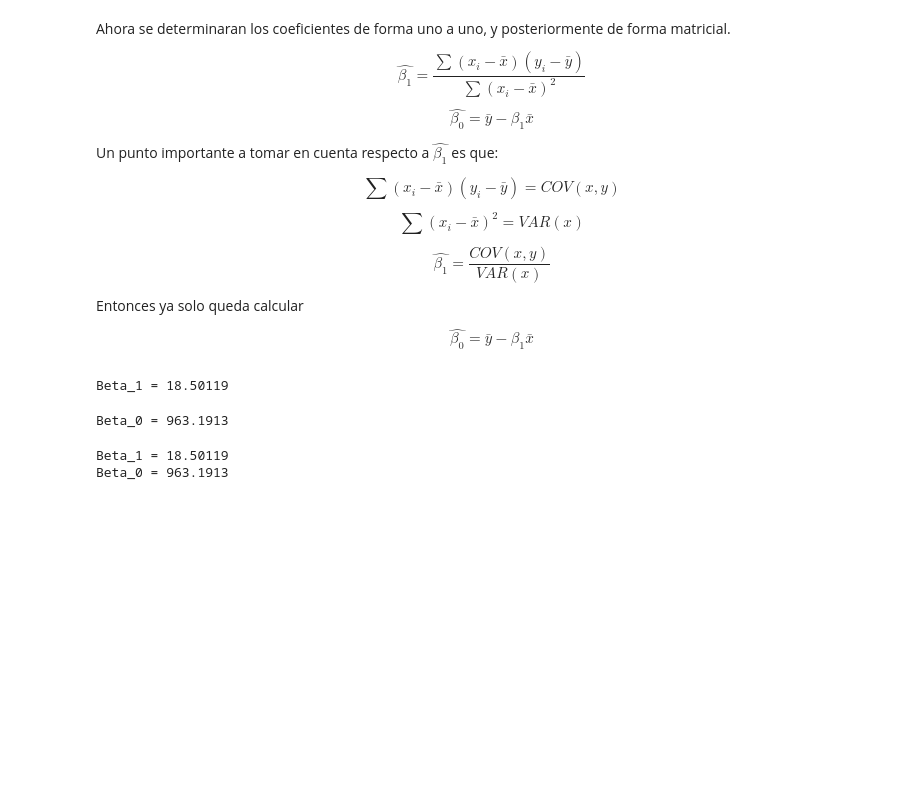
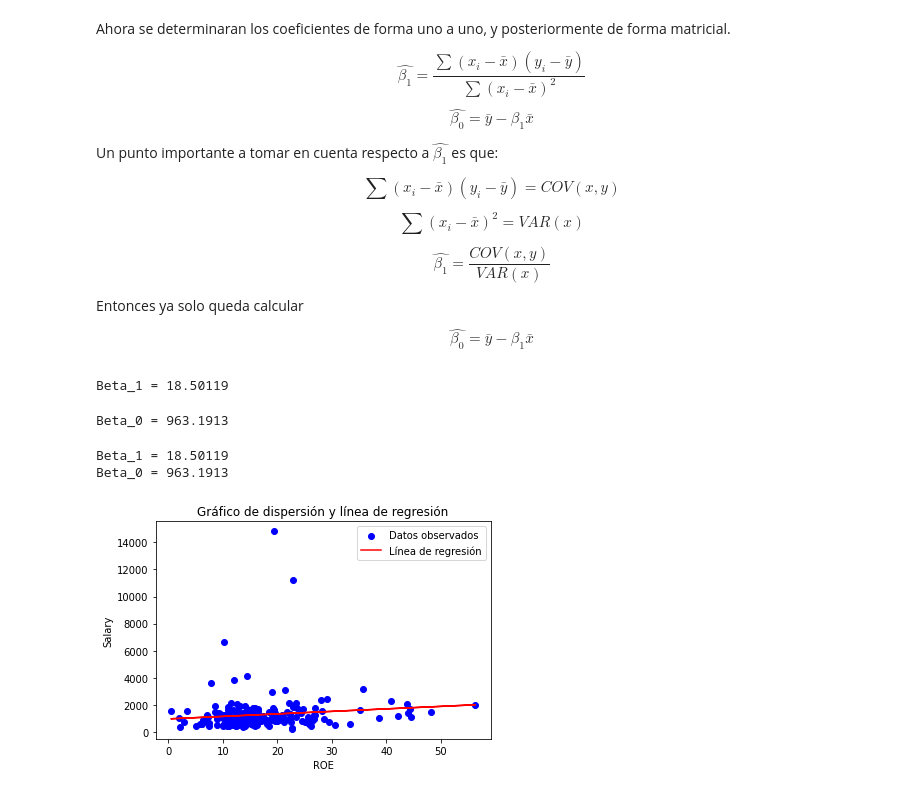
Before and after one commit to lfvvillanueva/DS---SELF-LEARNING, a Jupyter notebook: MACHINE LEARNING/1. SUPERVISED/1. Linear Regression (LR)/1. Simple Lineal Regresion (SLR)/Python/1. From Scratch/Lecture 1.ipynb, the cells around one changed output. Saved outputs shown, nothing was run; the diff lists cells and outputs as text; code cells hidden in the pictures; blank space fills up the shorter version.

```diff
--- a/MACHINE LEARNING/1. SUPERVISED/1. Linear Regression (LR)/1. Simple Lineal Regresion (SLR)/Python/1. From Scratch/Lecture 1.ipynb
+++ b/MACHINE LEARNING/1. SUPERVISED/1. Linear Regression (LR)/1. Simple Lineal Regresion (SLR)/Python/1. From Scratch/Lecture 1.ipynb
@@ -119,3 +130,17 @@ print(f'Beta_0 = {round(Beta_0, ndigits=4)}')
 # %% [output]
 Beta_1 = 18.50119
 Beta_0 = 963.1913
+# %%
+# Predicciones basadas en la línea de regresión
+y_pred = [Beta_0 + Beta_1 * xi for xi in x]
+
+# Gráfico
+plt.scatter(x, y, color='blue', label='Datos observados')  # Puntos observados
+plt.plot(x, y_pred, color='red', label='Línea de regresión')  # Línea de regresión
+plt.title('Gráfico de dispersión y línea de regresión')
+plt.xlabel('ROE')
+plt.ylabel('Salary')
+plt.legend()
+plt.show()
+# %% [output]
+[figure, added]
```
Also changed, not shown: parts of 4 cells of this notebook, 1 other file.
